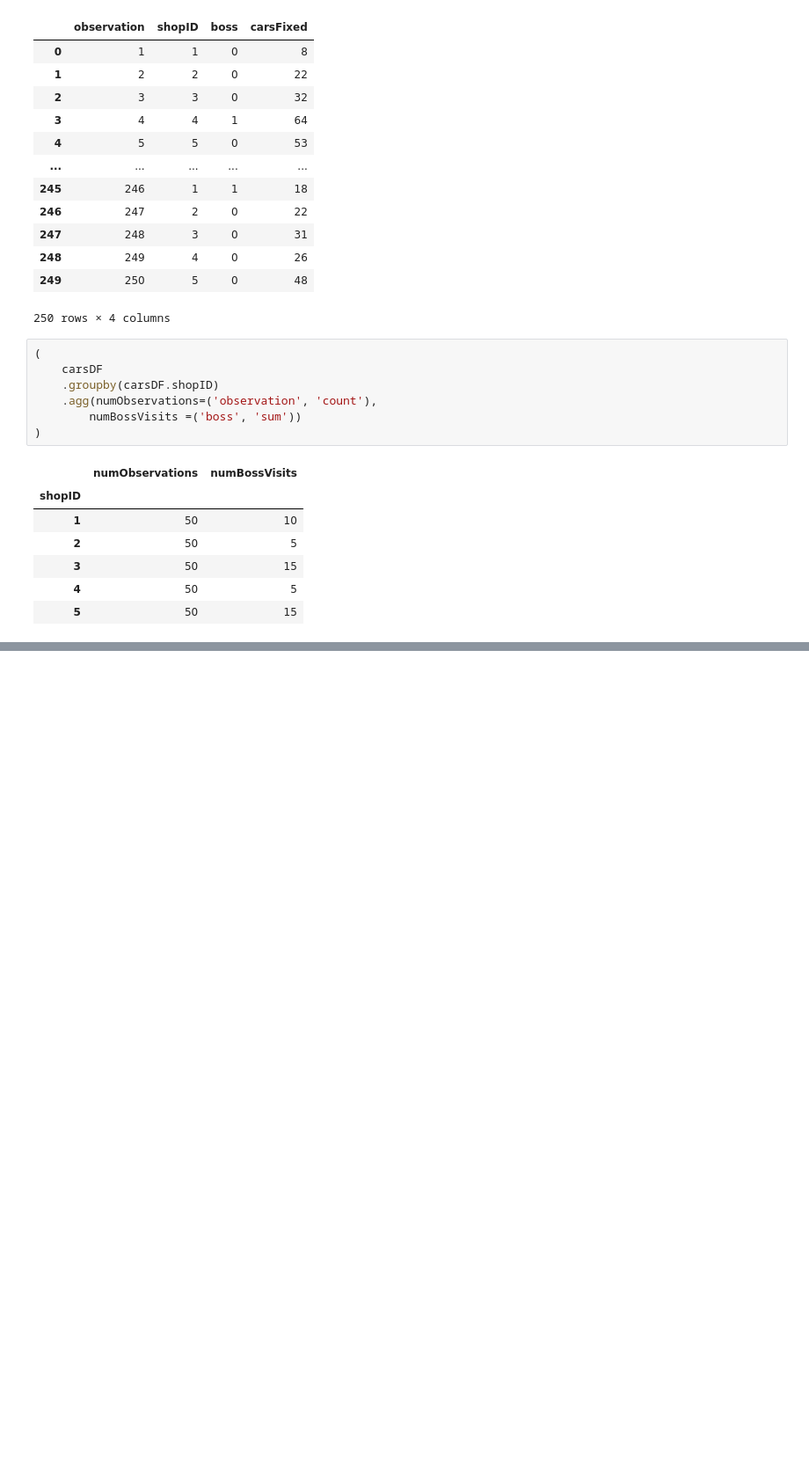
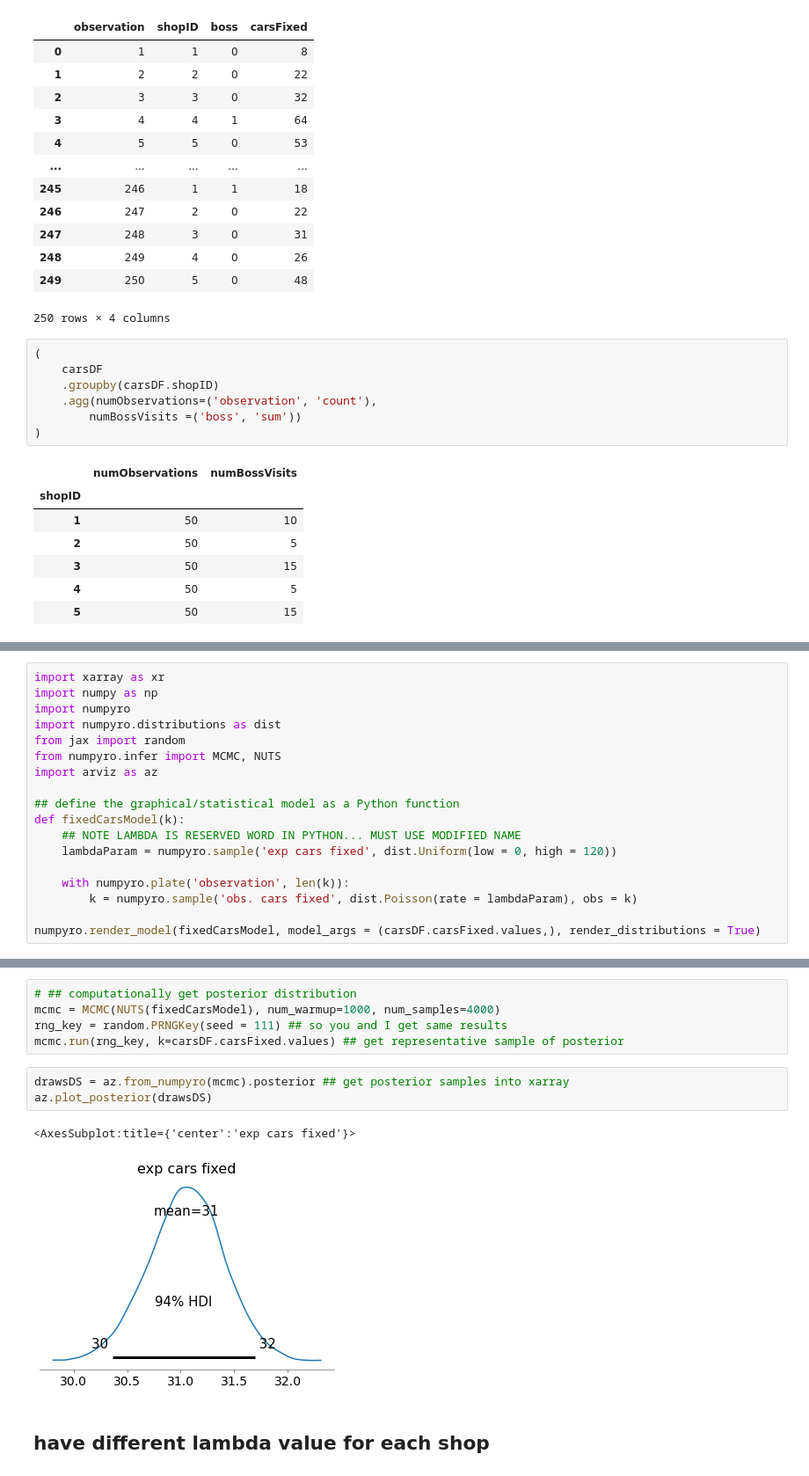
Before and after one commit to flyaflya/persuasive, a Jupyter notebook: demoNotebooks/carsFixed.ipynb, the cells around one changed output, grey strips where cells are left out. Shown at 88% size. Drawn from its saved outputs; the diff is of its cells as text; blank space fills up the shorter version.

```diff
--- a/demoNotebooks/carsFixed.ipynb
+++ b/demoNotebooks/carsFixed.ipynb
@@ -43,0 +44,18 @@ Assume carsFixed is poisson, ignore the effect of the boss.  What estimates do y
+# %%
+import xarray as xr
+import numpy as np
+import numpyro
+import numpyro.distributions as dist
+from jax import random
+from numpyro.infer import MCMC, NUTS
+import arviz as az
+
+## define the graphical/statistical model as a Python function
+def fixedCarsModel(k):
+    ## NOTE LAMBDA IS RESERVED WORD IN PYTHON... MUST USE MODIFIED NAME
+    lambdaParam = numpyro.sample('exp cars fixed', dist.Uniform(low = 0, high = 120))
+
+    with numpyro.plate('observation', len(k)):
+        k = numpyro.sample('obs. cars fixed', dist.Poisson(rate = lambdaParam), obs = k)
+
+numpyro.render_model(fixedCarsModel, model_args = (carsDF.carsFixed.values,), render_distributions = True)
@@ -43,0 +64,13 @@ Assume carsFixed is poisson, ignore the effect of the boss.  What estimates do y
+# %%
+# ## computationally get posterior distribution
+mcmc = MCMC(NUTS(fixedCarsModel), num_warmup=1000, num_samples=4000)
+rng_key = random.PRNGKey(seed = 111) ## so you and I get same results
+mcmc.run(rng_key, k=carsDF.carsFixed.values) ## get representative sample of posterior
+# %%
+drawsDS = az.from_numpyro(mcmc).posterior ## get posterior samples into xarray
+az.plot_posterior(drawsDS)
+# %% [output]
+<AxesSubplot:title={'center':'exp cars fixed'}>
+[figure, added]
+# %% [markdown]
+## have different lambda value for each shop
```
Also changed, not shown: parts of 5 cells of this notebook.
